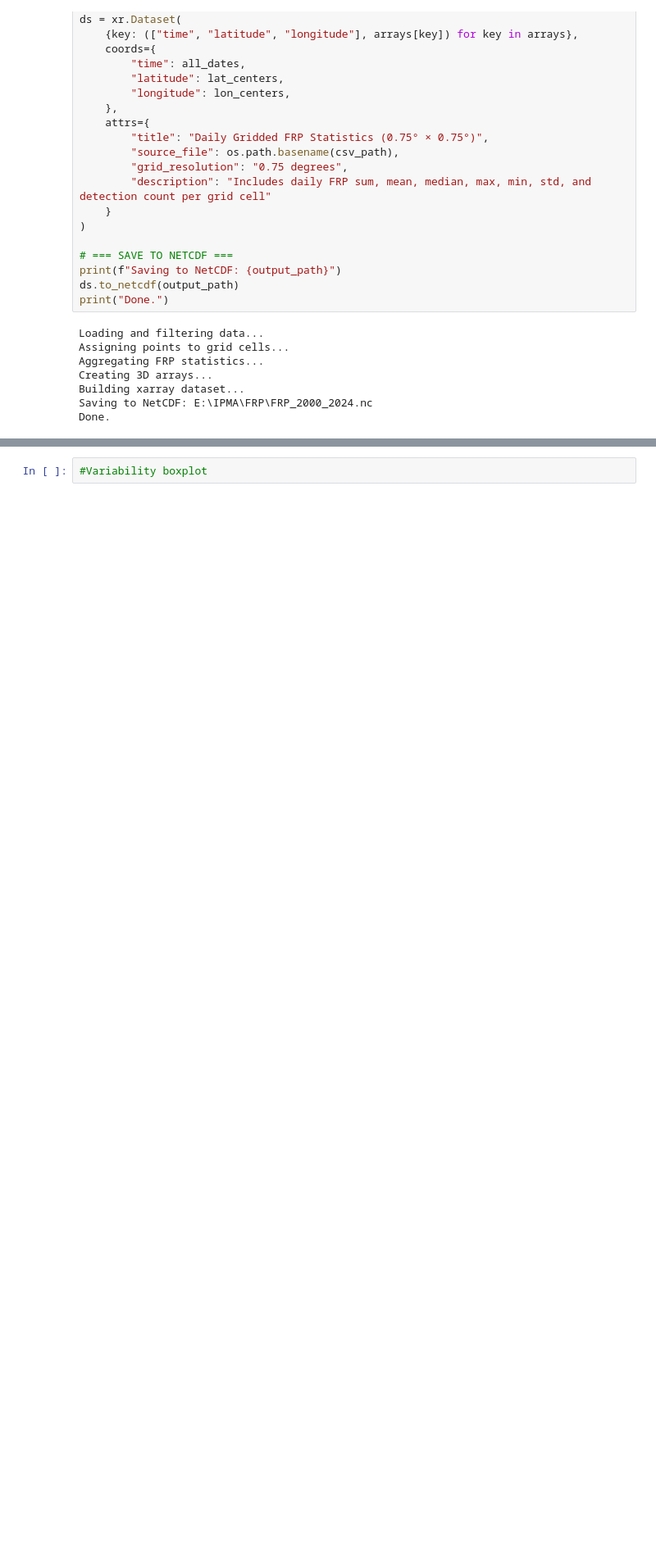
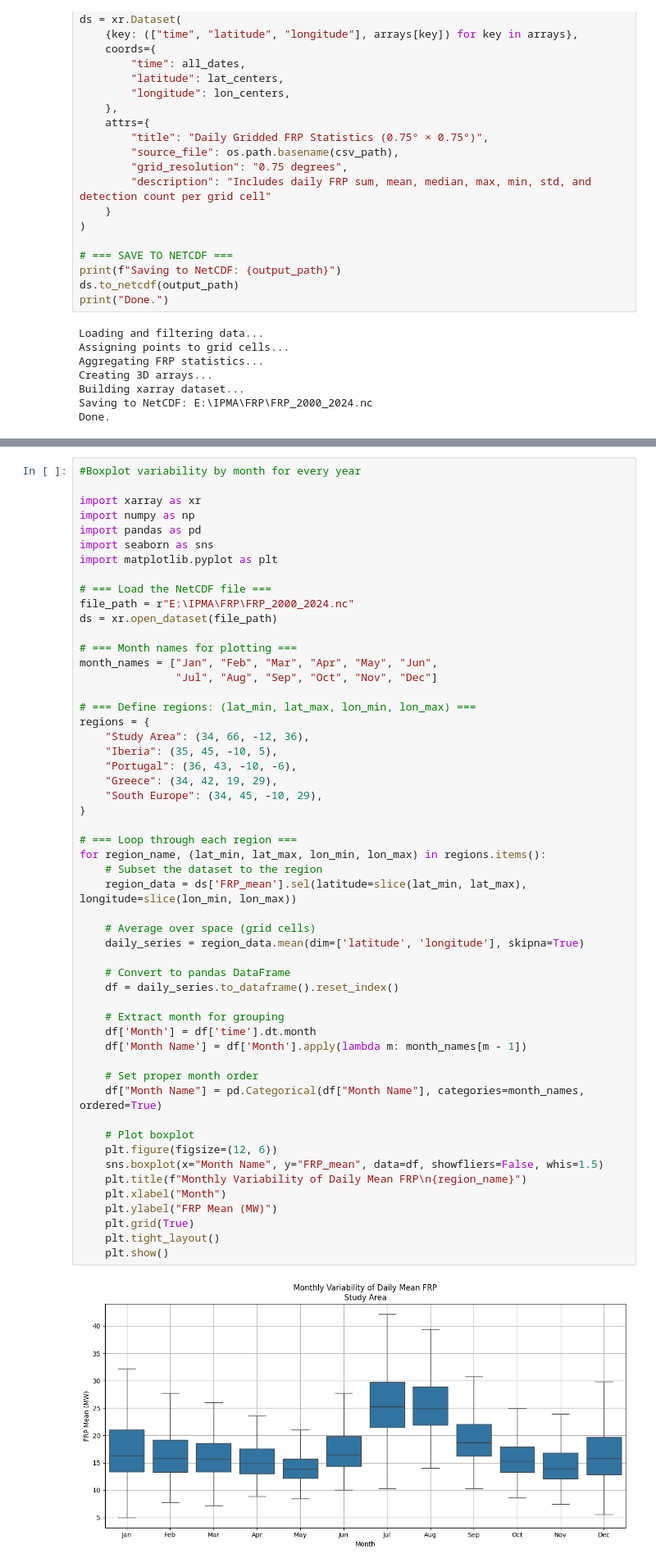
Before and after one commit to Sofs27/Thesis, a Jupyter notebook: Code/Wildfire.ipynb, the cells around one changed output, grey strips where cells are left out. Shown at 82% size. Cells and saved outputs as stored; diff of their text form; blank space fills up the shorter version.

```diff
--- a/Code/Wildfire.ipynb
+++ b/Code/Wildfire.ipynb
@@ -180,2 +180,55 @@ plt.show()
 # %%
-#Variability boxplot
+#Boxplot variability by month for every year
+
+import xarray as xr
+import numpy as np
+import pandas as pd
+import seaborn as sns
+import matplotlib.pyplot as plt
+
+# === Load the NetCDF file ===
+file_path = r"E:\IPMA\FRP\FRP_2000_2024.nc"
+ds = xr.open_dataset(file_path)
+
+# === Month names for plotting ===
+month_names = ["Jan", "Feb", "Mar", "Apr", "May", "Jun",
+               "Jul", "Aug", "Sep", "Oct", "Nov", "Dec"]
+
+# === Define regions: (lat_min, lat_max, lon_min, lon_max) ===
+regions = {
+    "Study Area": (34, 66, -12, 36),
+    "Iberia": (35, 45, -10, 5),
+    "Portugal": (36, 43, -10, -6),
+    "Greece": (34, 42, 19, 29),
+    "South Europe": (34, 45, -10, 29),
+}
+
+# === Loop through each region ===
+for region_name, (lat_min, lat_max, lon_min, lon_max) in regions.items():
+    # Subset the dataset to the region
+    region_data = ds['FRP_mean'].sel(latitude=slice(lat_min, lat_max), longitude=slice(lon_min, lon_max))
+
+    # Average over space (grid cells)
+    daily_series = region_data.mean(dim=['latitude', 'longitude'], skipna=True)
+
+    # Convert to pandas DataFrame
+    df = daily_series.to_dataframe().reset_index()
+
+    # Extract month for grouping
+    df['Month'] = df['time'].dt.month
+    df['Month Name'] = df['Month'].apply(lambda m: month_names[m - 1])
+
+    # Set proper month order
+    df["Month Name"] = pd.Categorical(df["Month Name"], categories=month_names, ordered=True)
+
+    # Plot boxplot
+    plt.figure(figsize=(12, 6))
+    sns.boxplot(x="Month Name", y="FRP_mean", data=df, showfliers=False, whis=1.5)
+    plt.title(f"Monthly Variability of Daily Mean FRP\n{region_name}")
+    plt.xlabel("Month")
+    plt.ylabel("FRP Mean (MW)")
+    plt.grid(True)
+    plt.tight_layout()
+    plt.show()
+# %% [output]
+[figure, added]
```
Also changed, not shown: parts of 8 cells of this notebook.
